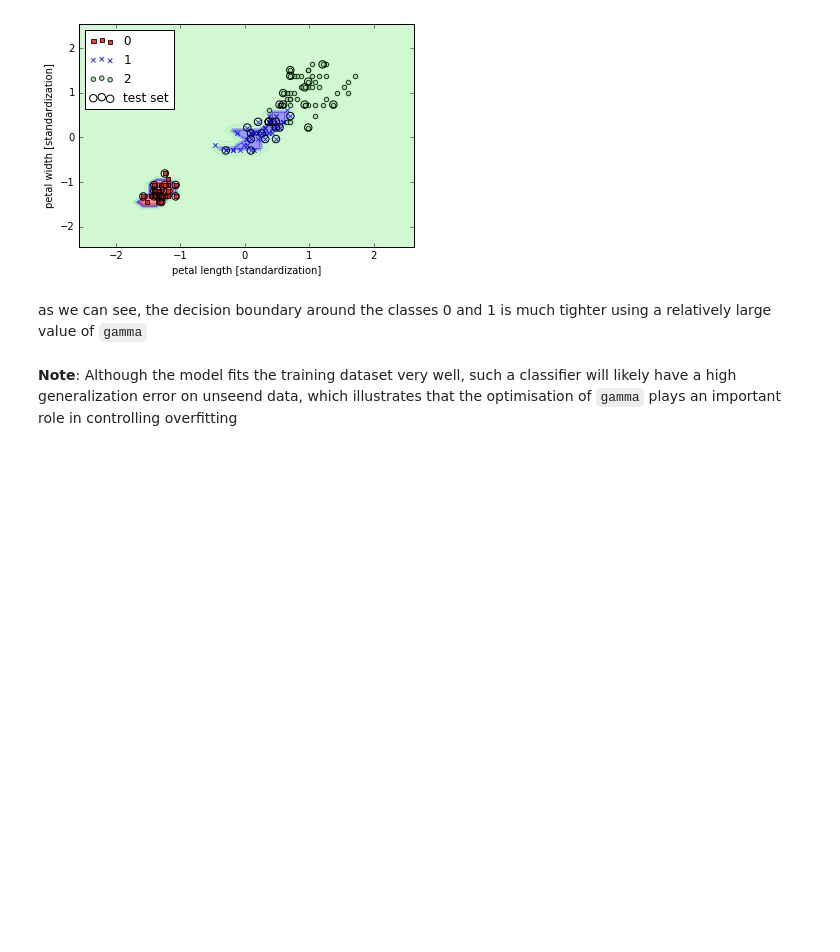
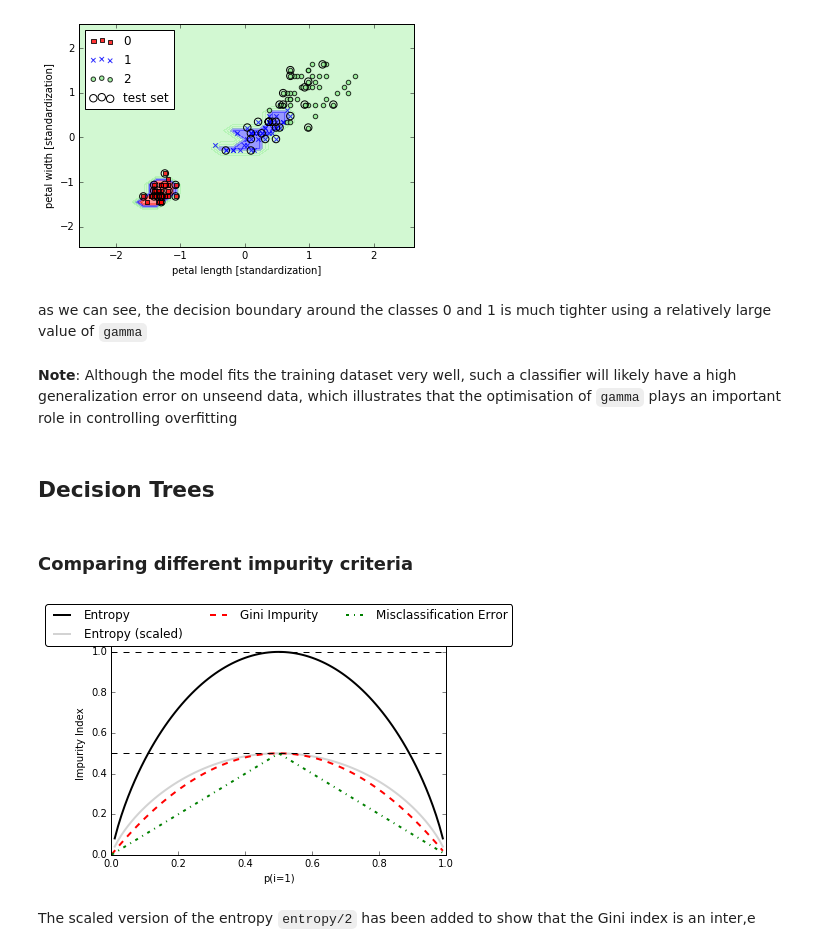
Before and after one commit to habbes/python-ml, a Jupyter notebook: chapter3.ipynb, the cells around one changed output. Cells and saved outputs as stored; diff of their text form; code cells hidden in the pictures; blank space fills up the shorter version.

Commit message:
Compare decision tree impurity functions

```diff
--- a/chapter3.ipynb
+++ b/chapter3.ipynb
@@ -252,3 +249,51 @@ plt.show()
 as we can see, the decision boundary around the classes 0 and 1 is much tighter using a relatively large value of `gamma`
 # %% [markdown]
 **Note**: Although the model fits the training dataset very well, such a classifier will likely have a high generalization error on unseend data, which illustrates that the optimisation of `gamma` plays an important role in controlling overfitting
+# %% [markdown]
+## Decision Trees
+# %% [markdown]
+### Comparing different impurity criteria
+# %%
+# p is the proportion of samples in class label 1
+def gini(p):
+    """gini index"""
+    return p*(1-p) + (1-p)*(1 - (1-p))
+
+def entropy(p):
+    """entropy"""
+    return - p*np.log2(p) - (1-p)*np.log2(1-p)
+
+def error(p):
+    """misclassfication error"""
+    return 1 - np.max([p, 1-p])
+
+x = np.arange(0.0, 1.0, 0.01)
+# entropy values
+ent = [entropy(p) if p != 0 else None for p in x]
+# scaled entropy values
+sc_ent = [e*0.5 if e else None for e in ent]
+# misclassification error values
+err = [error(p) for p in x]
+fig = plt.figure()
+ax = plt.subplot(111)
+for i, lab, ls, c, in zip([ent, sc_ent, gini(x), err],
+                         ['Entropy', 'Entropy (scaled)',
+                         'Gini Impurity',
+                         'Misclassification Error'],
+                         ['-', '-', '--', '-.'],
+                         ['black', 'lightgray',
+                         'red', 'green', 'cyan']):
+    line = ax.plot(x, i, label=lab,
+                   linestyle=ls, lw=2, color=c)
+ax.legend(loc='upper center', bbox_to_anchor=(0.5, 1.15),
+         ncol=3, fancybox=True, shadow=False)
+ax.axhline(y=0.5, linewidth=1, color='k', linestyle='--')
+ax.axhline(y=1.0, linewidth=1, color='k', linestyle='--')
+plt.ylim([0, 1.1])
+plt.xlabel('p(i=1)')
+plt.ylabel('Impurity Index')
+plt.show()
+# %% [output]
+[figure, added]
+# %% [markdown]
+The scaled version of the entropy `entropy/2` has been added to show that the Gini index is an inter,e
```
Also changed, not shown: parts of 1 cell of this notebook.
